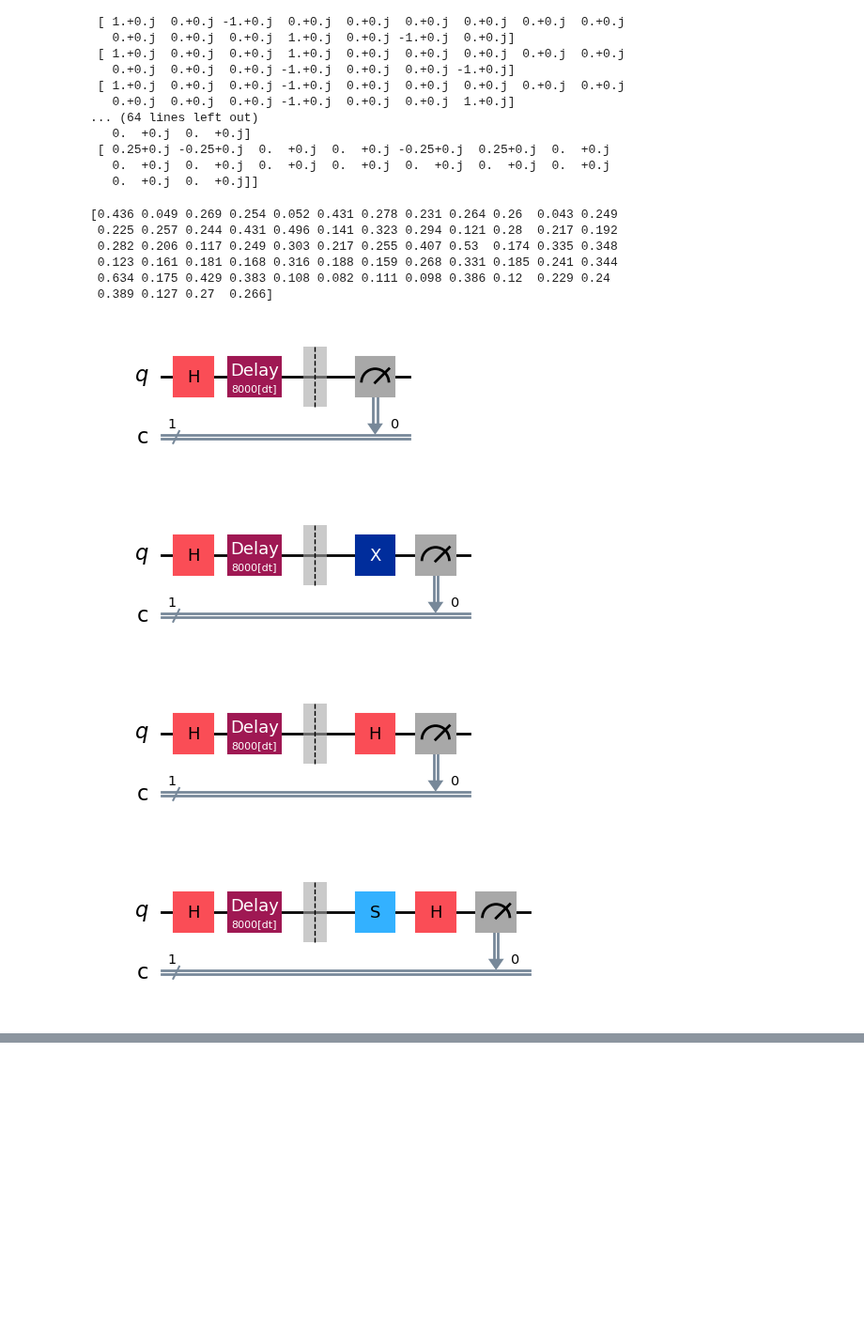
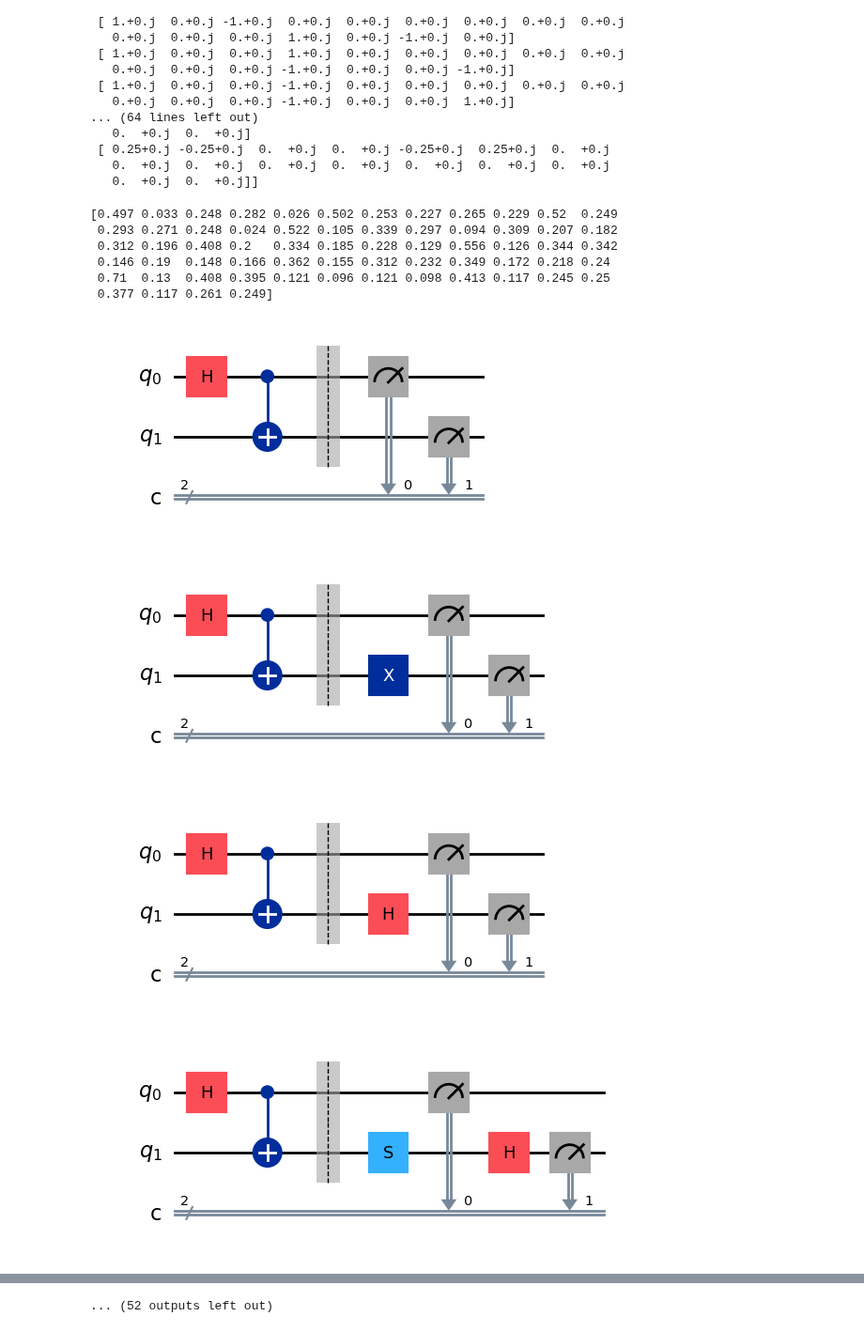
Before and after one commit to ziomek681/LindbladianLearningQubit, a Jupyter notebook: QST_Analysis.ipynb, the cells around one changed output, grey strips where cells are left out. Shown at 94% size. Cells and saved outputs as stored; diff of their text form; code cells hidden in the pictures; blank space fills up the shorter version.

```diff
--- a/QST_Analysis.ipynb
+++ b/QST_Analysis.ipynb
@@ -99,8 +99,8 @@ import qiskit.qpy as qpy
 from qiskit.circuit import Delay
 
 #Tutaj sie podaje numer plikow w folderze i folder
-numer = "1"
-folder = "Runs_2026-04-15"
+numer = "2"
+folder = r"Runs_DaneZOdry\Bell_00+11"
 
 file1 = list(Path(folder).glob(f"{numer}_circuits_*.qpy"))[0]
 file2 = list(Path(folder).glob(f"{numer}_circuitsraw_*.qpy"))[0]
@@ -112,7 +112,7 @@ all_counts = []
 
 
 
-with open(file1, "rb") as f:
+with open(file2, "rb") as f:
     circuits = qpy.load(f) #wczytuje, ale wszystkie opoznienia sa 0dt, trzeba z drugiego circuits patrzec
 with open(file2, "rb") as f:
     circuits_untranspiled = qpy.load(f)
@@ -128,17 +128,17 @@ for i in range(len(all_counts)):
 
 print(m_full)
 # %% [output]
-[0.436 0.049 0.269 0.254 0.052 0.431 0.278 0.231 0.264 0.26  0.043 0.249
- 0.225 0.257 0.244 0.431 0.496 0.141 0.323 0.294 0.121 0.28  0.217 0.192
- 0.282 0.206 0.117 0.249 0.303 0.217 0.255 0.407 0.53  0.174 0.335 0.348
- 0.123 0.161 0.181 0.168 0.316 0.188 0.159 0.268 0.331 0.185 0.241 0.344
- 0.634 0.175 0.429 0.383 0.108 0.082 0.111 0.098 0.386 0.12  0.229 0.24
- 0.389 0.127 0.27  0.266]
+[0.497 0.033 0.248 0.282 0.026 0.502 0.253 0.227 0.265 0.229 0.52  0.249
+ 0.293 0.271 0.248 0.024 0.522 0.105 0.339 0.297 0.094 0.309 0.207 0.182
+ 0.312 0.196 0.408 0.2   0.334 0.185 0.228 0.129 0.556 0.126 0.344 0.342
+ 0.146 0.19  0.148 0.166 0.362 0.155 0.312 0.232 0.349 0.172 0.218 0.24
+ 0.71  0.13  0.408 0.395 0.121 0.096 0.121 0.098 0.413 0.117 0.245 0.25
+ 0.377 0.117 0.261 0.249]
 # %%
-printcircuits(circuits_untranspiled)
+#printcircuits(circuits_untranspiled)
 printcircuits(circuits)
 # %% [output]
-[figure, old version]
+[figure, new version]
-[figure, old version]
+[figure, new version]
-[figure, old version]
+[figure, new version]
-[figure, old version]
+[figure, new version]
@@ -149,2 +153,3 @@ printcircuits(circuits)
+... (52 outputs left out)
 # %%
 #Wziecie odpowiednich wynikow pomiarow z m_full do m
```
Also changed, not shown: parts of 4 cells of this notebook, 8 other files.
